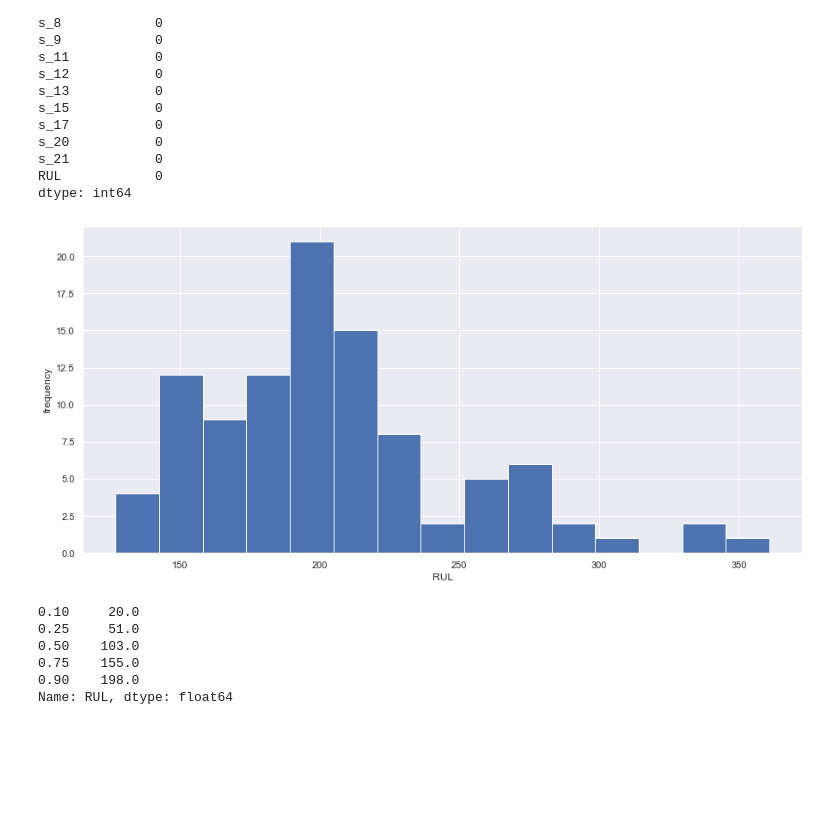
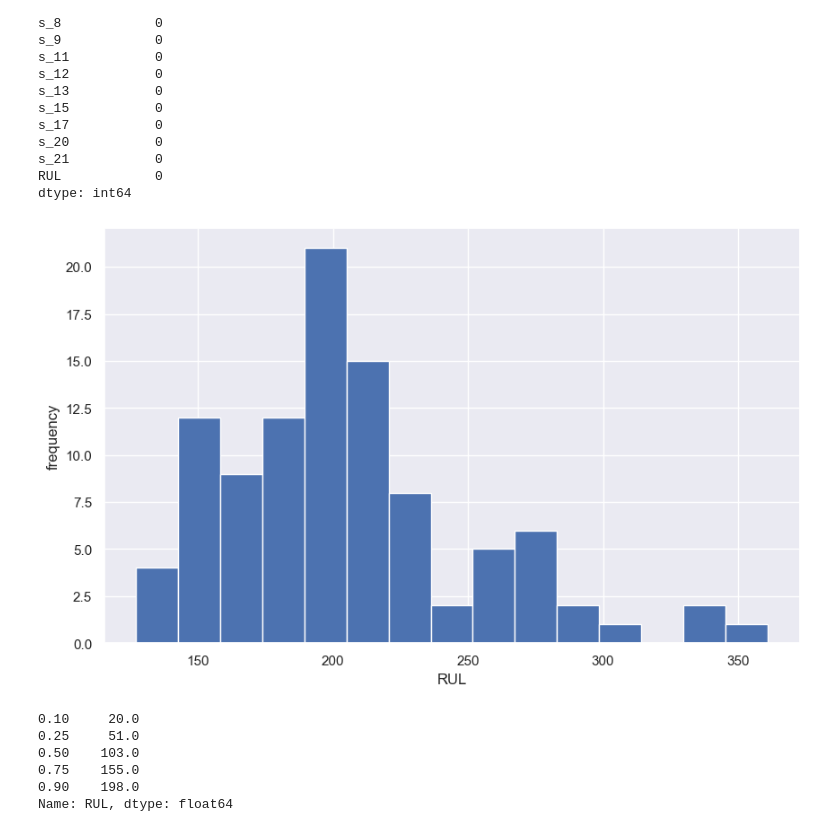
Before and after one commit to xxl4tomxu98/NASA-Jet-Engine-Maintenance, a Jupyter notebook: Failure Prediction Classification/dt-ensemble-multiclass.ipynb, the cells around one changed output. Saved outputs shown, nothing was run; the diff lists cells and outputs as text; code cells hidden in the pictures; blank space fills up the shorter version.

```diff
--- a/Failure Prediction Classification/dt-ensemble-multiclass.ipynb
+++ b/Failure Prediction Classification/dt-ensemble-multiclass.ipynb
@@ -82,12 +82,12 @@ dtype: int64
 # %%
 # distribution of RUL, similar to the 'describe function' of time_cycles above, but visual
 df_max_rul = train[['unit_nr', 'RUL']].groupby('unit_nr').max().reset_index()
-df_max_rul['RUL'].hist(bins=15, figsize=(15,7))
+df_max_rul['RUL'].hist(bins=15, figsize=(10,6))
 plt.xlabel('RUL')
 plt.ylabel('frequency')
 plt.show()
 # %% [output]
-[figure, old version]
+[figure, new version]
 # %%
 # Checking how values RUL are distributed into various quantiles.
 train['RUL'].quantile([.1, .25, .5, .75, 0.9])
```
Also changed, not shown: parts of 7 cells of this notebook, 1 other file.
